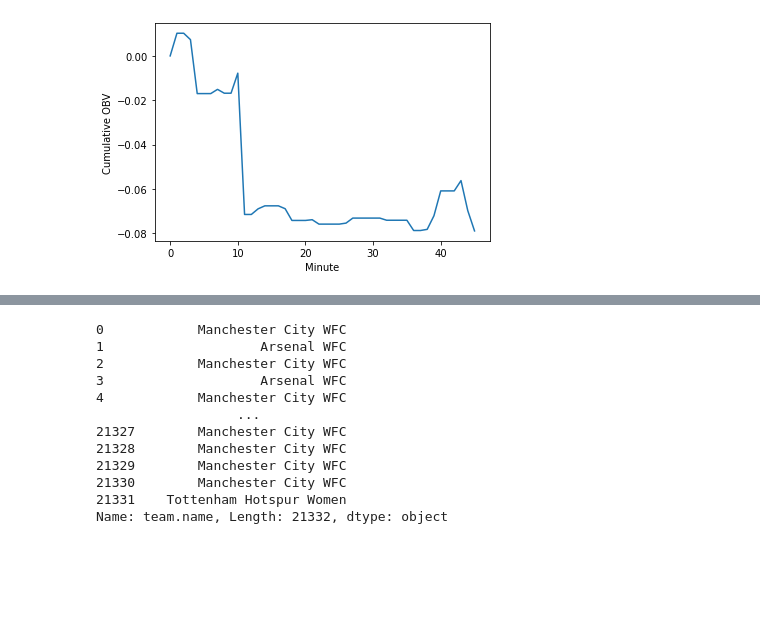
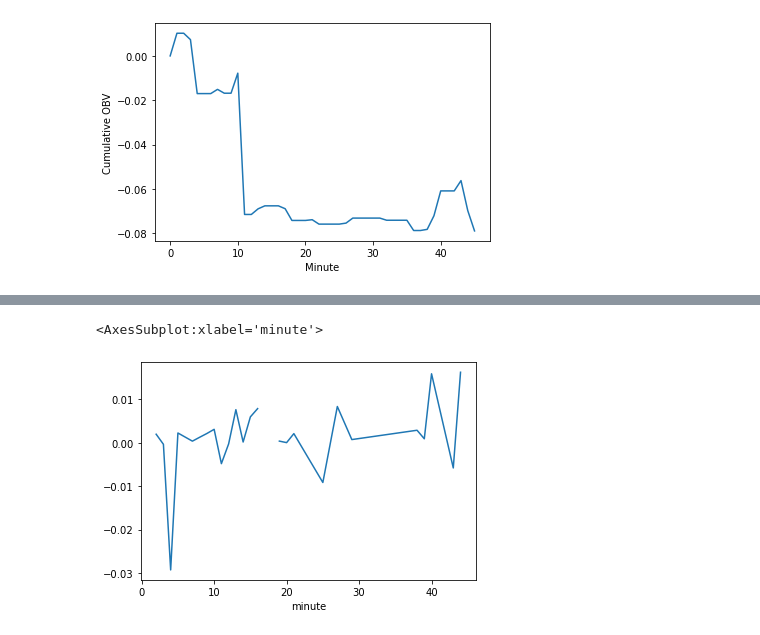
Before and after one commit to Juliette-De/Man-City-Hackathon, a Jupyter notebook: notebooks/Substitutions_exploration.ipynb, the cells around one changed output, grey strips where cells are left out. Drawn from its saved outputs; the diff is of its cells as text; code cells hidden in the pictures; blank space fills up the shorter version.

```diff
--- a/notebooks/Substitutions_exploration.ipynb
+++ b/notebooks/Substitutions_exploration.ipynb
@@ -868,15 +737,8 @@ events[(events['match_id'] == 3856030) &
-# %%
-events['team.name']
-# %% [output]
-0            Manchester City WFC
-1                    Arsenal WFC
-2            Manchester City WFC
-3                    Arsenal WFC
-4            Manchester City WFC
-                  ...
-21327        Manchester City WFC
-21328        Manchester City WFC
-21329        Manchester City WFC
-21330        Manchester City WFC
-21331    Tottenham Hotspur Women
-Name: team.name, Length: 21332, dtype: object
+# %%
+events[(events['match_id'] == 3856030) &
+                        (events['minute']<45) &
+                        (events['player.id']==10252)
+                       ].groupby('minute')['obv_total_net'].mean().plot()
+# %% [output]
+<AxesSubplot:xlabel='minute'>
+[figure, added]
```
Also changed, not shown: parts of 27 cells of this notebook.
